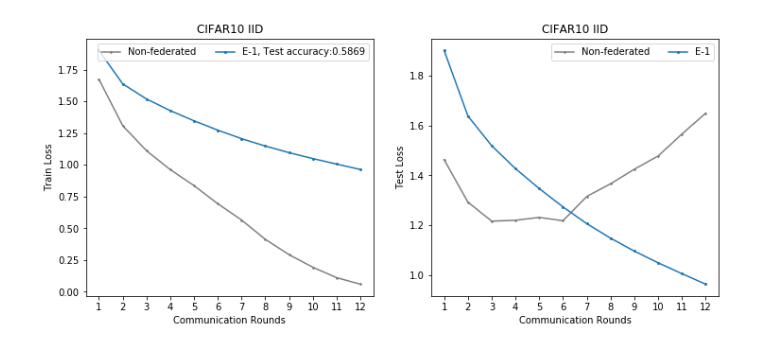
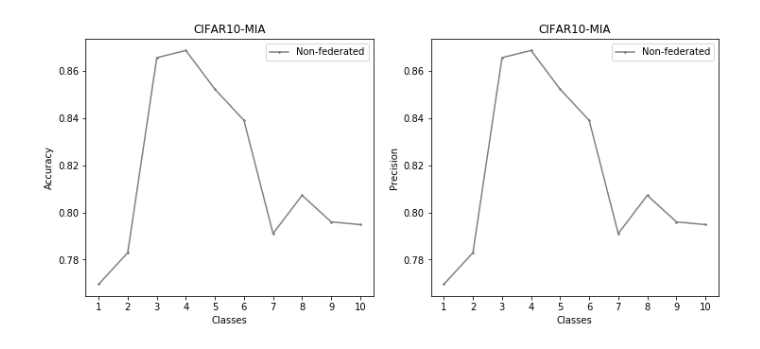
Before and after one commit to abogdanova/FedMed, a Jupyter notebook: Experiments.ipynb, the cells around one changed output. Drawn from its saved outputs; the diff is of its cells as text; code cells hidden in the pictures.

```diff
--- a/Experiments.ipynb
+++ b/Experiments.ipynb
@@ -24,24 +101,33 @@ iE1C5Accuracy = [None, 0.4386, 0.4788, 0.5025, 0.5241,
+# %%
+# MIA EXPERIMENT
+# Attack on non-federated model
+non_fed_acc = [None, 0.7695852534562212, 0.7829560585885486, 0.8656618610747051,
+               0.8687206965840589, 0.8522954091816367, 0.8390646492434664,
+               0.7910643889618922, 0.807277628032345, 0.7960396039603961, 0.7948717948717948]
+non_fed_precision = [None, 0.742772424017791, 0.7492307692307693, 0.8375510204081633, 0.8439597315436241,
+                     0.8300764655904843, 0.8011996572407883, 0.7648809523809523, 0.7786438035853468,
+                     0.7712121212121212, 0.7638347622759158]
 # %%
 plt.figure(figsize=(12,5))
 
 plt.subplot(1,2,1)
-plt.plot(NFTrain, color="grey",  marker='*', markersize = 2, label="Non-federated")
-plt.plot(iE1C5Train, marker='o', label='E-1', markersize = 2)
-plt.xticks(np.arange(1, 13, step=1))
-plt.ylabel('Train Loss')
-plt.xlabel('Communication Rounds')
-plt.title("CIFAR10 IID")
+plt.plot(non_fed_acc, color="grey",  marker='*', markersize = 2, label="Non-federated")
+#plt.plot(iE1C5Train, marker='o', label='E-1', markersize = 2)
+plt.xticks(np.arange(1, 11, step=1))
+plt.ylabel('Accuracy')
+plt.xlabel('Classes')
+plt.title("CIFAR10-MIA")
 plt.legend(ncol=2)
 
 plt.subplot(1,2,2)
-plt.plot(NFTest, color="grey",  marker='*', markersize = 2, label="Non-federated")
-plt.plot(iE1C5Test, marker='o', label='E-1', markersize = 2)
-plt.xticks(np.arange(1, 13, step=1))
-plt.ylabel('Test Loss')
-plt.xlabel('Communication Rounds')
-plt.title("CIFAR10 IID")
+plt.plot(non_fed_acc, color="grey",  marker='*', markersize = 2, label="Non-federated")
+#plt.plot(iE1C5Test, marker='o', label='E-1', markersize = 2)
+plt.xticks(np.arange(1, 11, step=1))
+plt.ylabel('Precision')
+plt.xlabel('Classes')
+plt.title("CIFAR10-MIA")
 plt.legend(ncol=2)
 
 plt.show()
 # %% [output]
-[figure, old version]
+[figure, new version]
```
Also changed, not shown: parts of 3 cells of this notebook, 26 other files.
